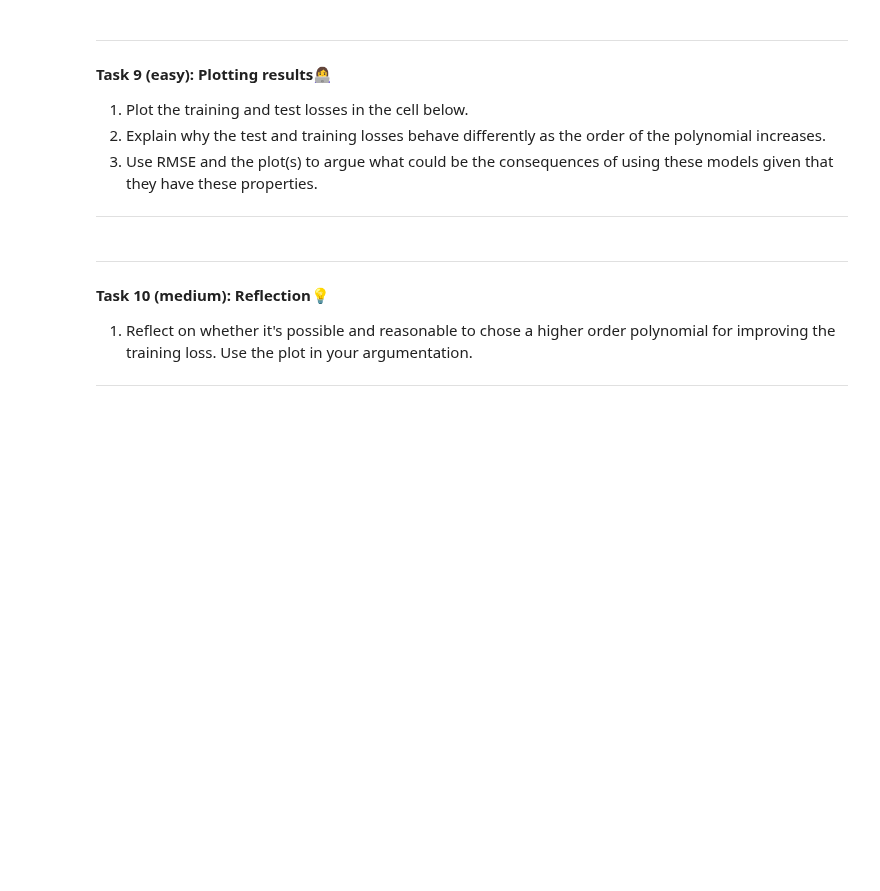
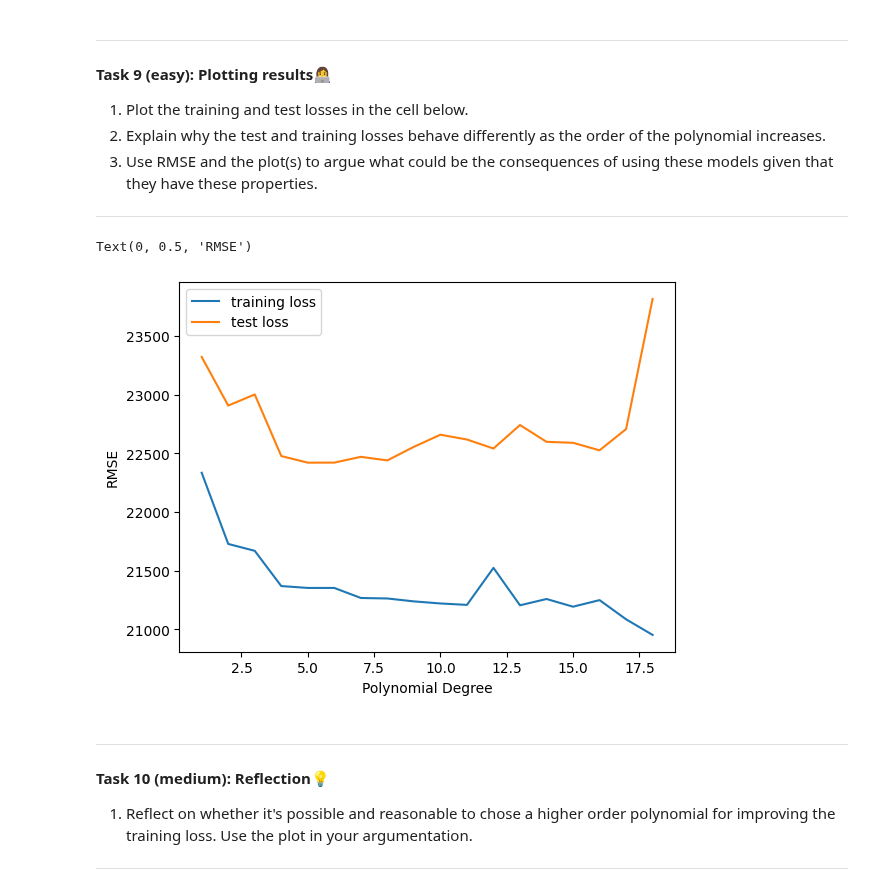
Before and after one commit to Mie-Jonasson/ComputerScienceMasters, a Jupyter notebook: IntroductionToMachineLearning/Exercises/W07/01-polynomial_regression.ipynb, the cells around one changed output. Saved outputs shown, nothing was run; the diff lists cells and outputs as text; code cells hidden in the pictures; blank space fills up the shorter version.

```diff
--- a/IntroductionToMachineLearning/Exercises/W07/01-polynomial_regression.ipynb
+++ b/IntroductionToMachineLearning/Exercises/W07/01-polynomial_regression.ipynb
@@ -290,17 +383,18 @@ For each model order:
 # %%
 def evaluate_models():
     """Calculates the RMS error for both training and test data for models with polynomial orders
-    from 1 to 19.
+    from 1 to 19. -- actually only 18!!!
 
     Returns: (train losses, test losses)
     """
     losses_train = []
     losses_test = []
     for order in range(1, 19):
+        ds = train(X_train_norm, y_train, order)
         # Add code here
         # first, estimate parameters
-        rmse_train = ...
-        rmse_test = ...
+        rmse_train = Eval().rmse(y_train, predict(X_train_norm, ds))
+        rmse_test = Eval().rmse(y_test, predict(X_test_norm, ds))
 
         losses_train.append(rmse_train)
         losses_test.append(rmse_test)
@@ -317,6 +411,19 @@ def evaluate_models():
 ---
 # %%
 # Write your solution here
+l_train, l_test = evaluate_models()
+plt.plot(range(1,19), l_train, label="training loss")
+plt.plot(range(1,19), l_test, label="test loss")
+plt.legend()
+plt.xlabel("Polynomial Degree")
+plt.ylabel("RMSE")
+
+# Train loss (almost) continuously decreases as the complexity increases, but as we see from the
+# plot, the test loss plateaus around 22500 RMSE adn ends up increasing at higher degrees
+# due to overfitting to the training data.
+# %% [output]
+Text(0, 0.5, 'RMSE')
+[figure, added]
 # %% [markdown]
 
 ---
```
Also changed, not shown: parts of 14 cells of this notebook, 1 other file.
